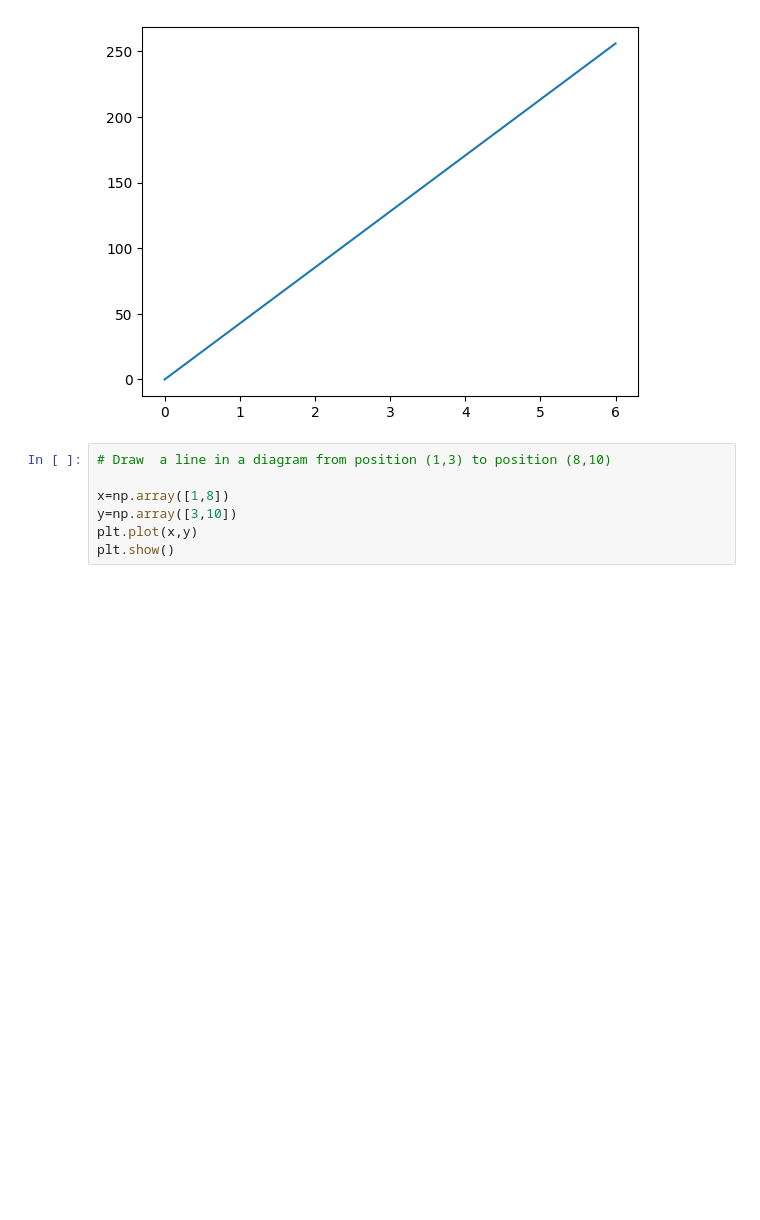
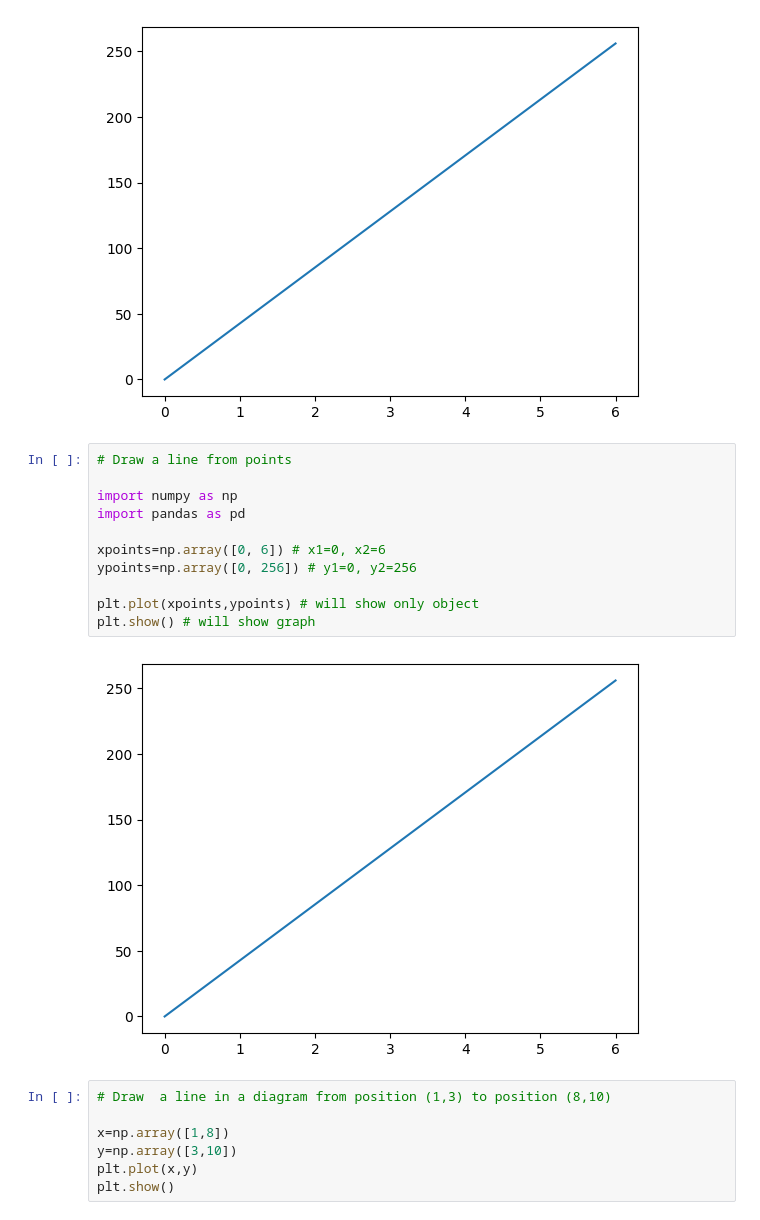
Before and after one commit to Digvijay1000/Matplotlib, a Jupyter notebook: Digvi_Matplotlib_for_ML.ipynb, the cells around one changed output. Cells and saved outputs as stored; diff of their text form; blank space fills up the shorter version.

```diff
--- a/Digvi_Matplotlib_for_ML.ipynb
+++ b/Digvi_Matplotlib_for_ML.ipynb
@@ -54,6 +54,19 @@ plt.plot(xpoints,ypoints) # will show only object
 plt.show() # will show graph
 # %% [output]
 [figure]
+# %%
+# Draw a line from points
+
+import numpy as np
+import pandas as pd
+
+xpoints=np.array([0, 6]) # x1=0, x2=6
+ypoints=np.array([0, 256]) # y1=0, y2=256
+
+plt.plot(xpoints,ypoints) # will show only object
+plt.show() # will show graph
+# %% [output]
+[figure, added]
 # %%
 # Draw  a line in a diagram from position (1,3) to position (8,10)
 
```
